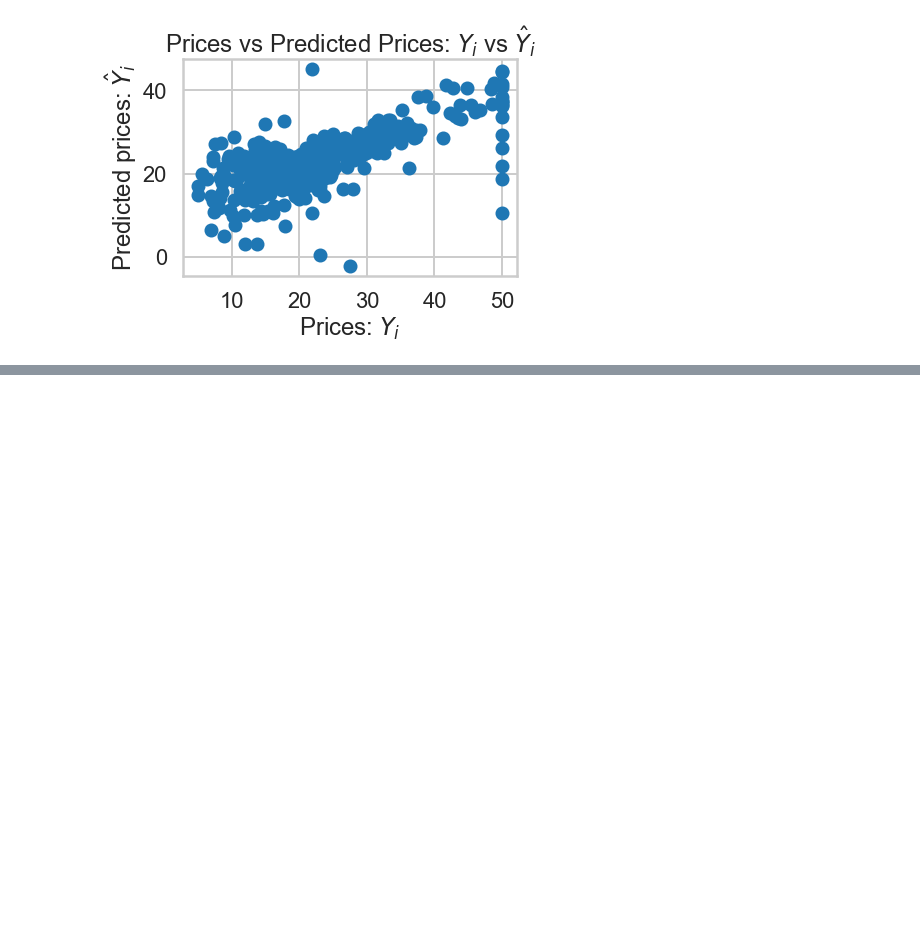
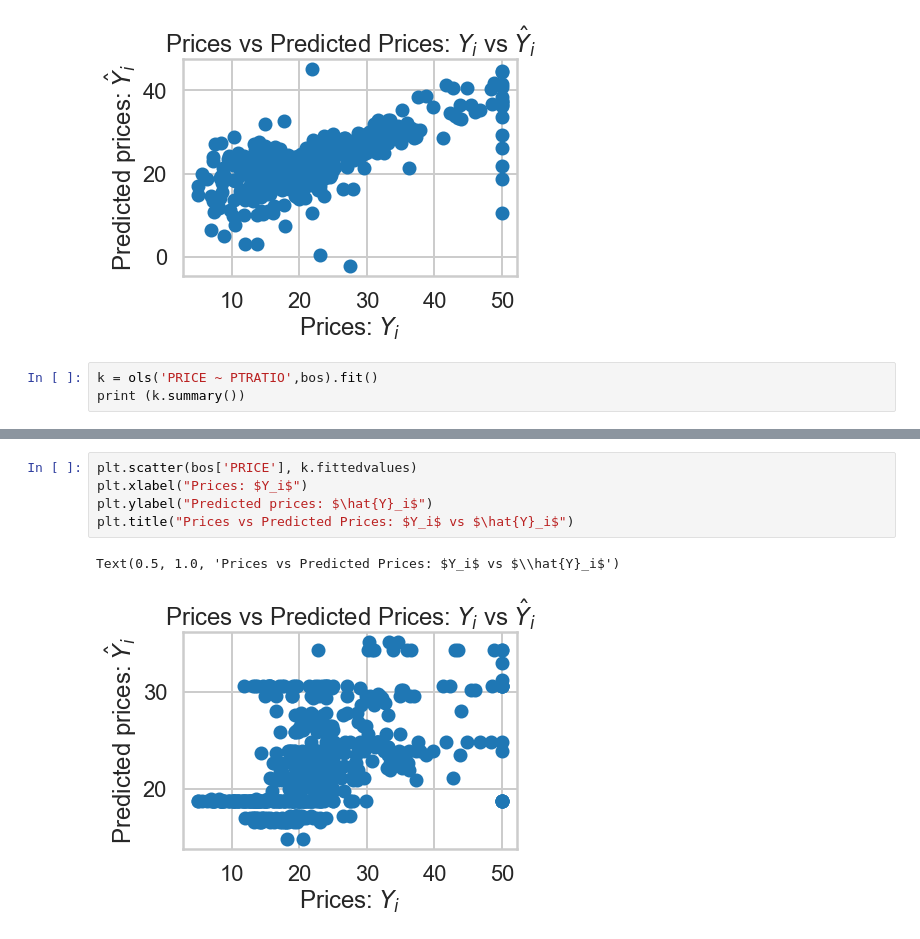
Before and after one commit to vijaypatha/regression_lab, a Jupyter notebook: Regression_Lab/Regression_Lab.ipynb, the cells around one changed output, grey strips where cells are left out. Drawn from its saved outputs; the diff is of its cells as text; blank space fills up the shorter version.

```diff
--- a/Regression_Lab/Regression_Lab.ipynb
+++ b/Regression_Lab/Regression_Lab.ipynb
@@ -197,3 +203,6 @@ plt.title("Prices vs Predicted Prices: $Y_i$ vs $\hat{Y}_i$")
 # %% [output]
 Text(0.5, 1.0, 'Prices vs Predicted Prices: $Y_i$ vs $\\hat{Y}_i$')
 [figure]
+# %%
+k = ols('PRICE ~ PTRATIO',bos).fit()
+print (k.summary())
@@ -199,0 +227,8 @@ Text(0.5, 1.0, 'Prices vs Predicted Prices: $Y_i$ vs $\\hat{Y}_i$')
+# %%
+plt.scatter(bos['PRICE'], k.fittedvalues)
+plt.xlabel("Prices: $Y_i$")
+plt.ylabel("Predicted prices: $\hat{Y}_i$")
+plt.title("Prices vs Predicted Prices: $Y_i$ vs $\hat{Y}_i$")
+# %% [output]
+Text(0.5, 1.0, 'Prices vs Predicted Prices: $Y_i$ vs $\\hat{Y}_i$')
+[figure, added]
```
Also changed, not shown: parts of 12 cells of this notebook.
